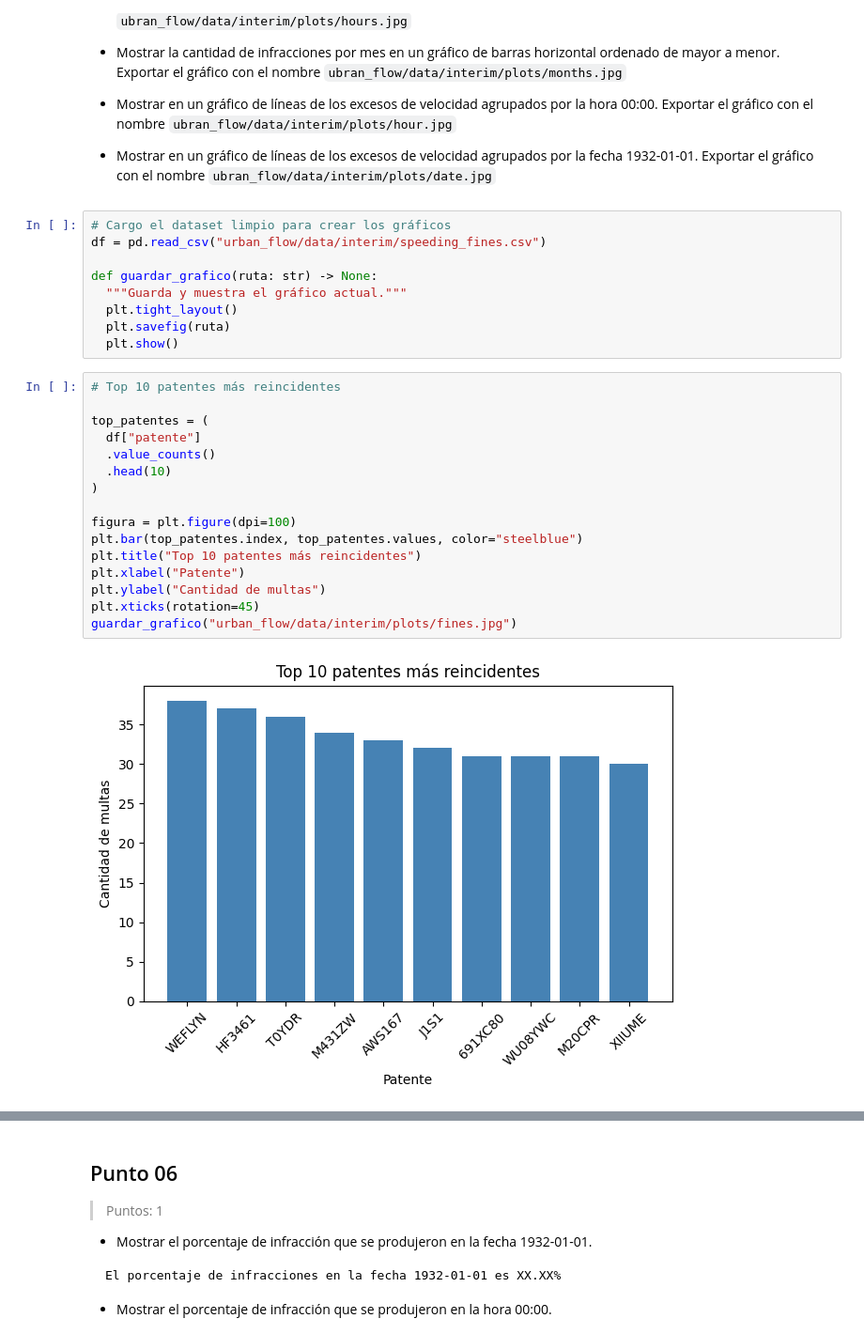
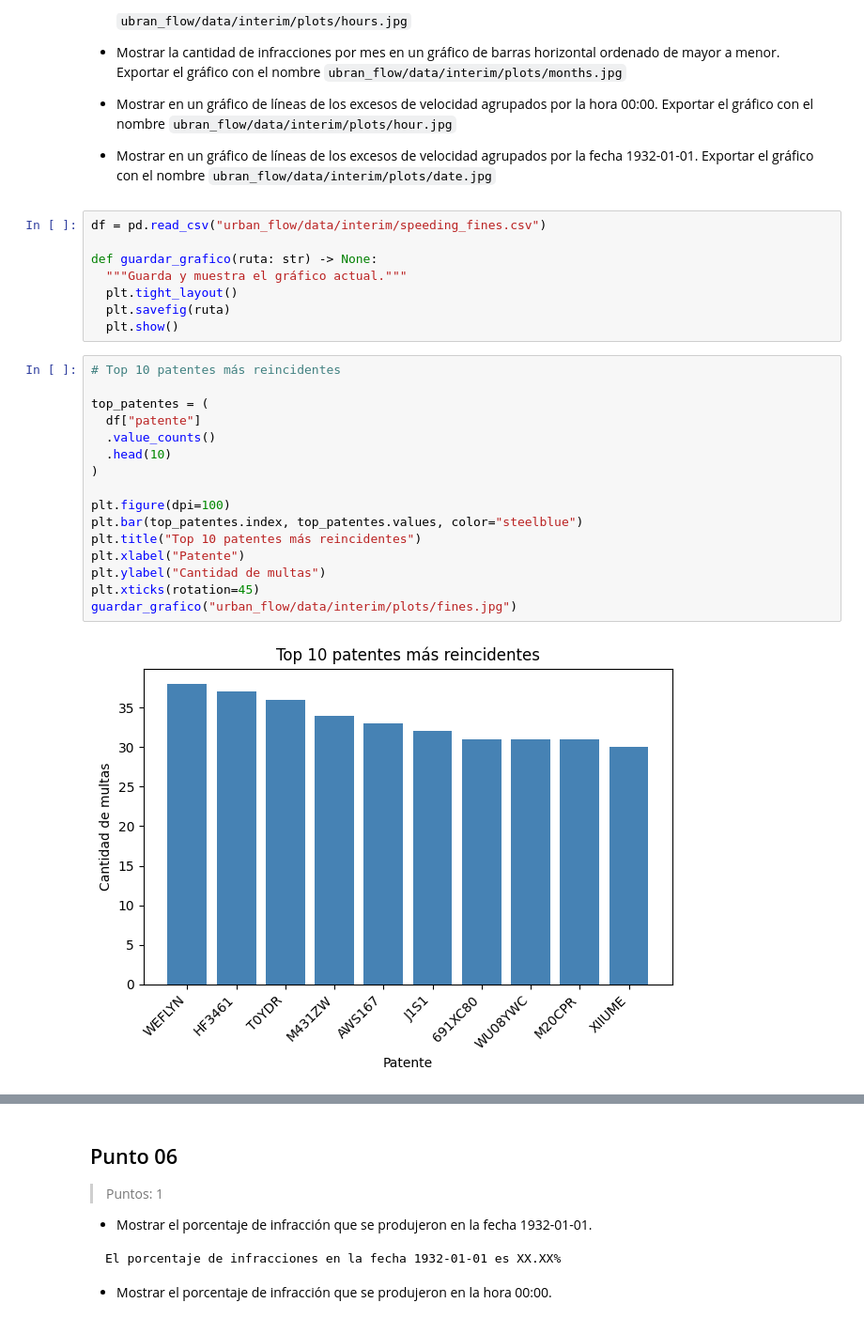
Before and after one commit to GomezMorales/urban_flow_tp_integrador, a Jupyter notebook: 01_Urban_Flow-Tejerina_Quiroga_Bonifacio_GomezMorales.ipynb, the cells around one changed output, grey strips where cells are left out. Shown at 94% size. Drawn from its saved outputs; the diff is of its cells as text.

```diff
--- a/01_Urban_Flow-Tejerina_Quiroga_Bonifacio_GomezMorales.ipynb
+++ b/01_Urban_Flow-Tejerina_Quiroga_Bonifacio_GomezMorales.ipynb
@@ -859,7 +798,6 @@ Responder a cada punto con un gráfico.
 
 - Mostrar en un gráfico de líneas de los excesos de velocidad agrupados por la fecha 1932-01-01. Exportar el gráfico con el nombre `ubran_flow/data/interim/plots/date.jpg`
 # %%
-# Cargo el dataset limpio para crear los gráficos
 df = pd.read_csv("urban_flow/data/interim/speeding_fines.csv")
 
 def guardar_grafico(ruta: str) -> None:
@@ -870,21 +808,21 @@ def guardar_grafico(ruta: str) -> None:
 # %%
 # Top 10 patentes más reincidentes
 
 top_patentes = (
   df["patente"]
   .value_counts()
   .head(10)
 )
 
-figura = plt.figure(dpi=100)
+plt.figure(dpi=100)
 plt.bar(top_patentes.index, top_patentes.values, color="steelblue")
 plt.title("Top 10 patentes más reincidentes")
 plt.xlabel("Patente")
 plt.ylabel("Cantidad de multas")
 plt.xticks(rotation=45)
 guardar_grafico("urban_flow/data/interim/plots/fines.jpg")
 # %% [output]
-[figure, old version]
+[figure, new version]
 # %%
 # Porcentaje de infracciones por hora
 
```
Also changed, not shown: parts of 20 cells of this notebook, 1 other file.
